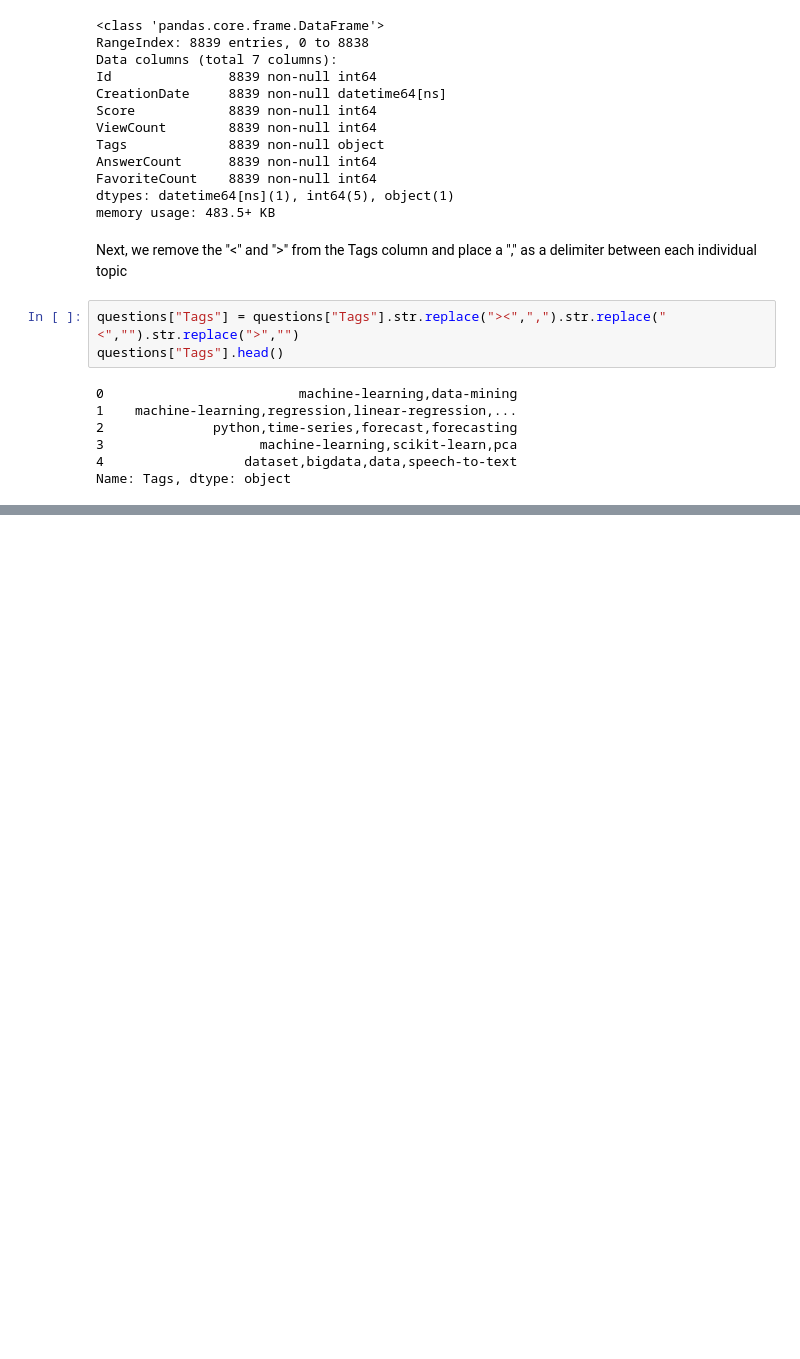
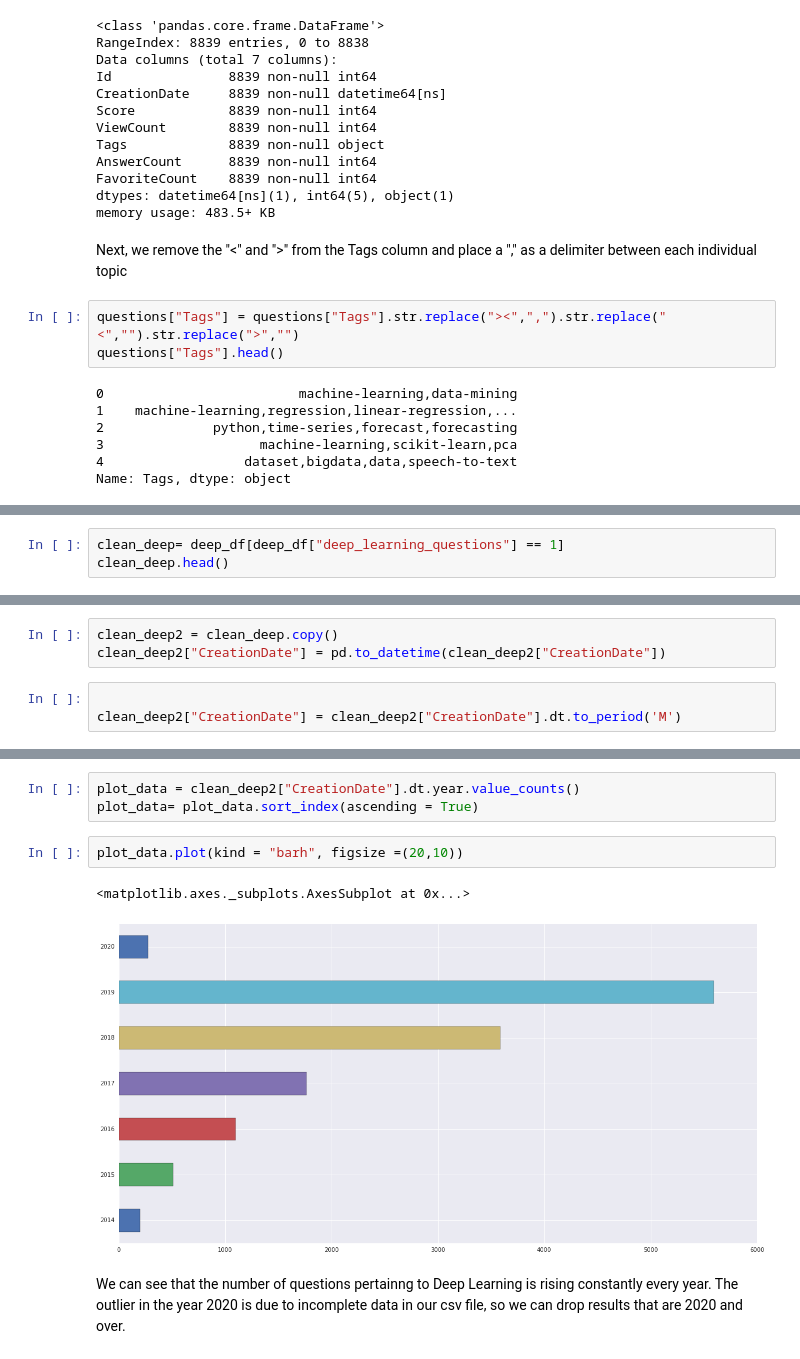
Before and after one commit to pavelbrn/DataQuestProjects, a Jupyter notebook: Project11_Popular_Datascience_Questions/Project11.ipynb, the cells around one changed output, grey strips where cells are left out. Drawn from its saved outputs; the diff is of its cells as text; blank space fills up the shorter version.

```diff
--- a/Project11_Popular_Datascience_Questions/Project11.ipynb
+++ b/Project11_Popular_Datascience_Questions/Project11.ipynb
@@ -93,0 +306,3 @@ Name: Tags, dtype: object
+# %%
+clean_deep= deep_df[deep_df["deep_learning_questions"] == 1]
+clean_deep.head()
@@ -93,0 +316,6 @@ Name: Tags, dtype: object
+# %%
+clean_deep2 = clean_deep.copy()
+clean_deep2["CreationDate"] = pd.to_datetime(clean_deep2["CreationDate"])
+# %%
+
+clean_deep2["CreationDate"] = clean_deep2["CreationDate"].dt.to_period('M')
@@ -93,0 +331,10 @@ Name: Tags, dtype: object
+# %%
+plot_data = clean_deep2["CreationDate"].dt.year.value_counts()
+plot_data= plot_data.sort_index(ascending = True)
+# %%
+plot_data.plot(kind = "barh", figsize =(20,10))
+# %% [output]
+<matplotlib.axes._subplots.AxesSubplot at 0x...>
+[figure, added]
+# %% [markdown]
+We can see that the number of questions pertainng to Deep Learning is rising constantly every year. The outlier in the year 2020 is due to incomplete data in our csv file, so we can drop results that are 2020 and over.
```
Also changed, not shown: parts of 35 cells of this notebook.
